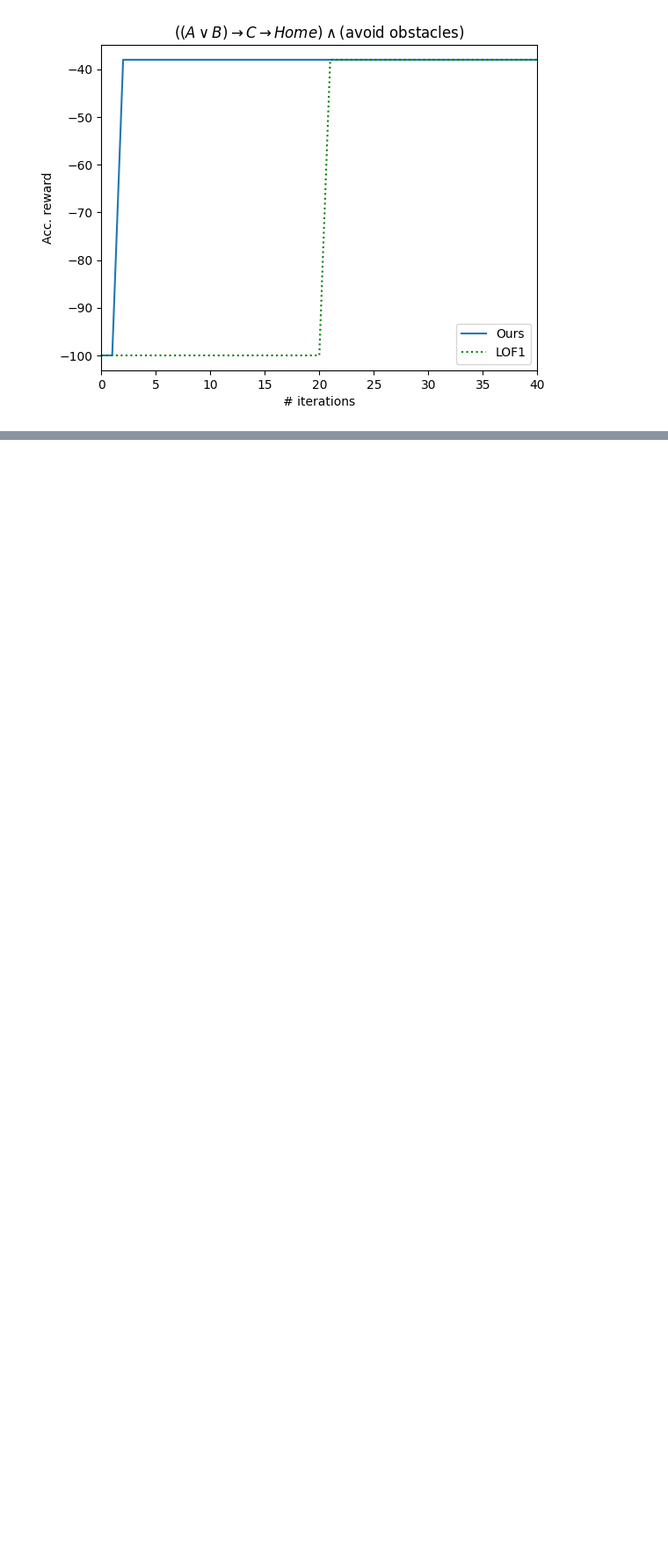
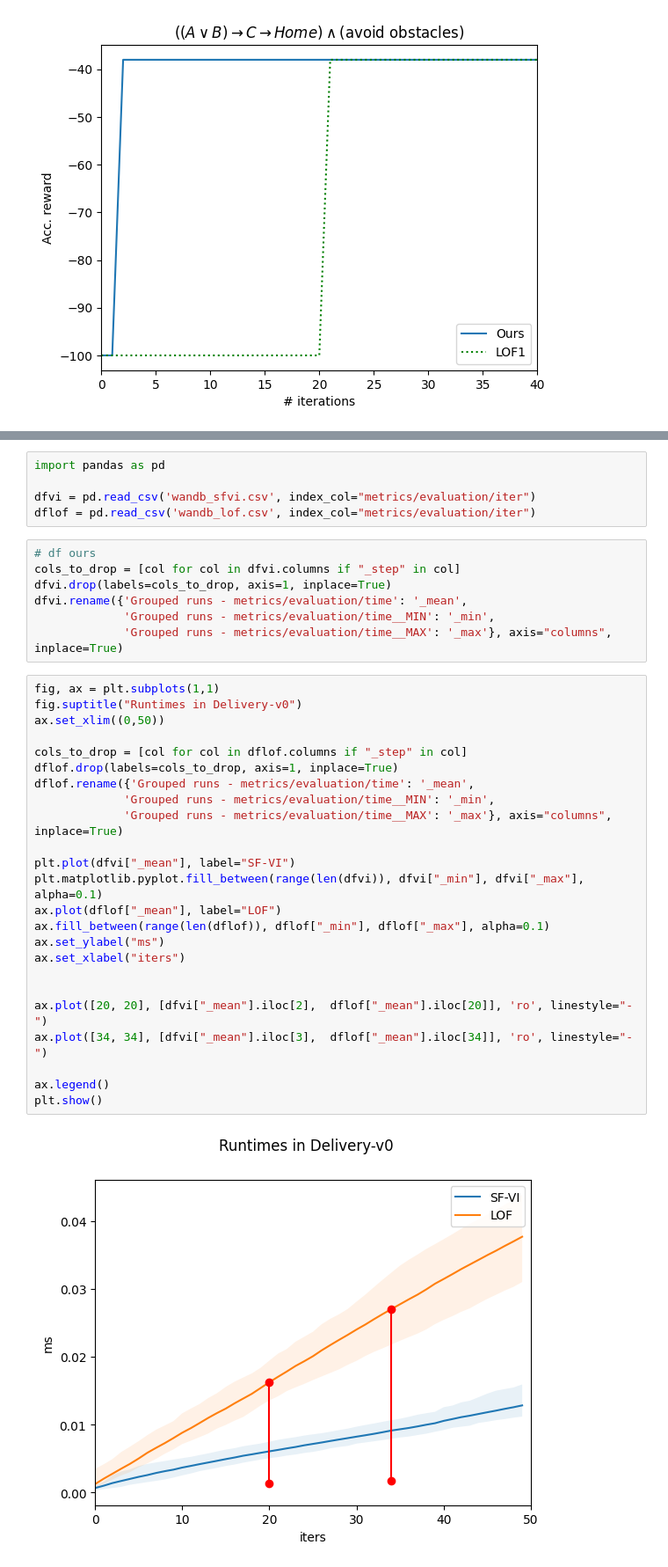
Before and after one commit to timtimtim3/sfols, a Jupyter notebook: Untitled.ipynb, the cells around one changed output, grey strips where cells are left out. Shown: that part at 88% size. Drawn from its saved outputs; the diff is of its cells as text; blank space fills up the shorter version.

```diff
--- a/Untitled.ipynb
+++ b/Untitled.ipynb
@@ -45,0 +48,38 @@ plt.show()
+# %%
+import pandas as pd
+
+dfvi = pd.read_csv('wandb_sfvi.csv', index_col="metrics/evaluation/iter")
+dflof = pd.read_csv('wandb_lof.csv', index_col="metrics/evaluation/iter")
+# %%
+# df ours
+cols_to_drop = [col for col in dfvi.columns if "_step" in col]
+dfvi.drop(labels=cols_to_drop, axis=1, inplace=True)
+dfvi.rename({'Grouped runs - metrics/evaluation/time': '_mean',
+             'Grouped runs - metrics/evaluation/time__MIN': '_min',
+             'Grouped runs - metrics/evaluation/time__MAX': '_max'}, axis="columns", inplace=True)
+# %%
+fig, ax = plt.subplots(1,1)
+fig.suptitle("Runtimes in Delivery-v0")
+ax.set_xlim((0,50))
+
+cols_to_drop = [col for col in dflof.columns if "_step" in col]
+dflof.drop(labels=cols_to_drop, axis=1, inplace=True)
+dflof.rename({'Grouped runs - metrics/evaluation/time': '_mean',
+             'Grouped runs - metrics/evaluation/time__MIN': '_min',
+             'Grouped runs - metrics/evaluation/time__MAX': '_max'}, axis="columns", inplace=True)
+
+plt.plot(dfvi["_mean"], label="SF-VI")
+plt.matplotlib.pyplot.fill_between(range(len(dfvi)), dfvi["_min"], dfvi["_max"], alpha=0.1)
+ax.plot(dflof["_mean"], label="LOF")
+ax.fill_between(range(len(dflof)), dflof["_min"], dflof["_max"], alpha=0.1)
+ax.set_ylabel("ms")
+ax.set_xlabel("iters")
+
+
+ax.plot([20, 20], [dfvi["_mean"].iloc[2],  dflof["_mean"].iloc[20]], 'ro', linestyle="-")
+ax.plot([34, 34], [dfvi["_mean"].iloc[3],  dflof["_mean"].iloc[34]], 'ro', linestyle="-")
+
+ax.legend()
+plt.show()
+# %% [output]
+[figure, added]
```
Also changed, not shown: parts of 3 cells of this notebook, 7 other files.
